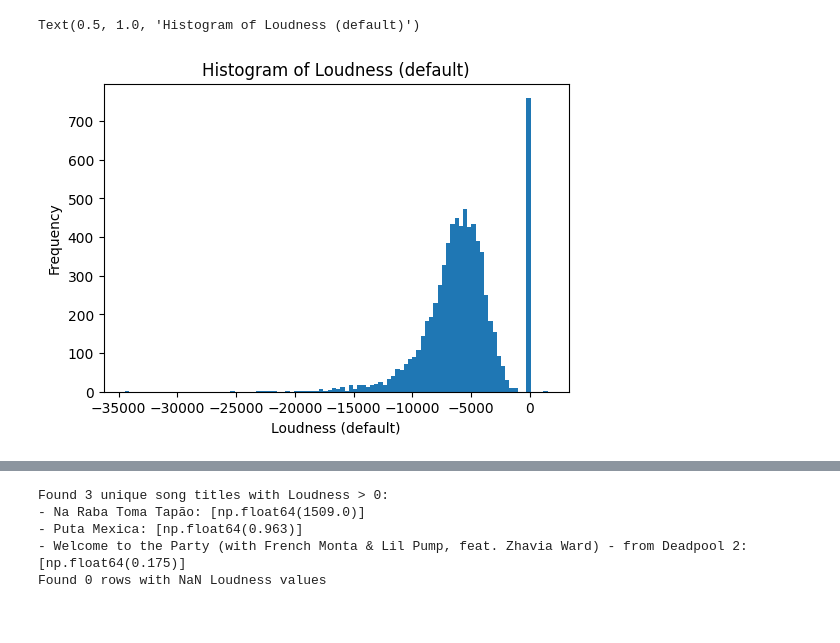
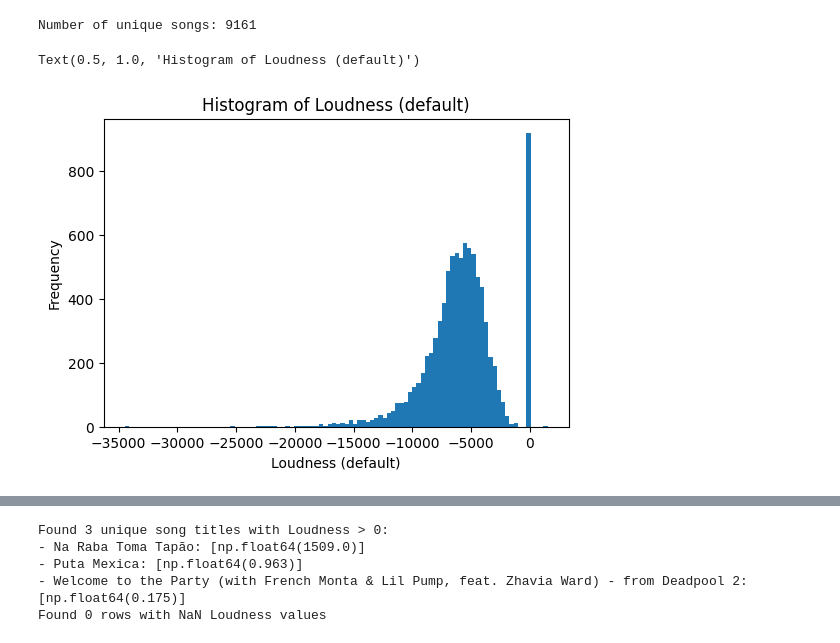
Before and after one commit to mickey59/AML_Spotify, a Jupyter notebook: loundessClean.ipynb, the cells around one changed output, grey strips where cells are left out. Saved outputs shown, nothing was run; the diff lists cells and outputs as text; code cells hidden in the pictures.

```diff
--- a/loundessClean.ipynb
+++ b/loundessClean.ipynb
@@ -3,37 +3,47 @@ import pandas as pd
 import numpy as np
 import matplotlib.pyplot as plt
 df = pd.read_csv('data/Spotify_Dataset_V3.csv', delimiter=';')
+
+test = df[['id', 'Loudness']].copy()
+# get number of unique songs
+test = test.drop_duplicates(subset=['id']).reset_index(drop=True)
+print(f"Number of unique songs: {len(test)}")
+# %% [output]
+Number of unique songs: 9161
 # %%
 # Original loudness
 
 def scale_loudness(x):
     # DB values already correct
     if -22 <= x < 0:
         return x
     # Rescale majority of values
-    elif x <-22:
-        return x / 600
-    # rescale singuler large value
+    elif -22000< x <-22:
+        return x / 1000
+    # rescale extreme negative values
+    elif x <= -22000:
+        return x / 10000
+    # rescale small positive values
     elif x > 1:
         return -x/1000
     # rescale 2x values
     elif 0 < x <=1:
         return -x*10
     else:
         return np.nan
 
-loudness_df = df[['Title', 'Loudness', 'Artists']].copy()
+loudness_df = df[['Title', 'Loudness', 'id']].copy()
 # remove duplicate rows (i.e. get list of unique titles and their loudness)
-loudness_df = loudness_df.drop_duplicates(subset=['Title'])
+loudness_df = loudness_df.drop_duplicates(subset=['id'])
 
 # Create a singular plot
 fig, axs = plt.subplots(figsize=(6, 4))
 
 # Original loudness histogram
 loudness_df["Loudness"].plot(kind="hist", logy=False, bins=100, ax=axs)
 axs.set_xlabel("Loudness (default)")
 axs.set_title("Histogram of Loudness (default)")
 # %% [output]
 Text(0.5, 1.0, 'Histogram of Loudness (default)')
-[figure, old version]
+[figure, new version]
 # %%
```
Also changed, not shown: parts of 4 cells of this notebook, 2 other files.
